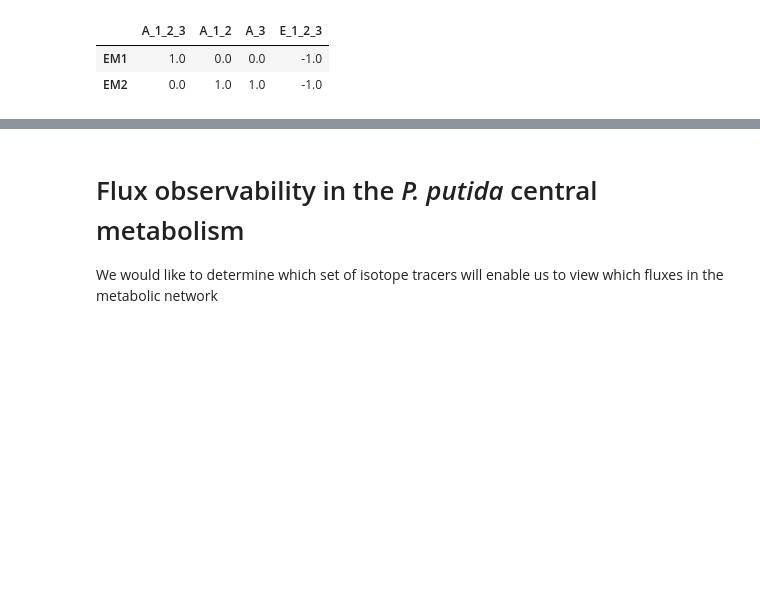
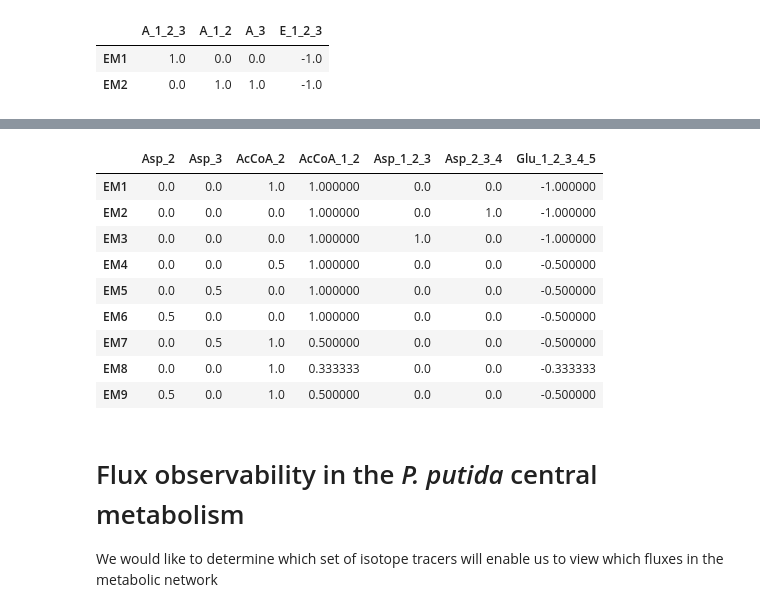
Before and after one commit to AgileBioFoundry/EMSL-Summer-School-2021-fluxomics, a Jupyter notebook: flux observability analysis.ipynb, the cells around one changed output, grey strips where cells are left out. Saved outputs shown, nothing was run; the diff lists cells and outputs as text; code cells hidden in the pictures; blank space fills up the shorter version.

Commit message:
Added Figure 7 and Figure 12 emu networks and it appears that I have a correct constructive method to compute the EMU basis vectors

```diff
--- a/flux observability analysis.ipynb
+++ b/flux observability analysis.ipynb
@@ -33,9 +35,9 @@ def get_nullspace_rref( df ):
     nullspace = get_nullspace( df )
     rref, pivot_vars = sympy.Matrix(nullspace.values).rref()
     return pd.DataFrame(np.array(rref.tolist(), dtype=float),
-                columns=df.columns, index=df.index), [columns.get_loc(v) for v in pivot_vars]
+                index= rxns), [df.columns[v] for v in pivot_vars]
 
-emu_network = Model('combined_EMU_model')
+emu_network = Model('figure3_combined_EMU_network')
 A_1_2_3 = Metabolite('A_1_2_3')
 A_1_2 = Metabolite('A_1_2')
 A_3 = Metabolite('A_3')
@@ -65,7 +67,6 @@ emu_network.reactions.R7.build_reaction_from_string('--> A_1_2')
 emu_network.reactions.R8.build_reaction_from_string('--> A_3')
 emu_network.reactions.R9.build_reaction_from_string('E_1_2_3 -->')
 
-emu_network.
 S = get_stoichiometric_matrix( emu_network )
 rxns, mets = S.columns, S.index
 external_mets = ['A_1_2_3', 'A_1_2' ,'A_3', 'E_1_2_3']
@@ -125,3 +211,89 @@ pd.DataFrame(np.array(rref.tolist(), dtype=float), index=rxns)
+# %%
+import pandas as pd
+import numpy as np
+import scipy, sympy
+from cobra import Metabolite, Reaction, Model
+import cobra
+
+
+
+emu_network = Model('figure12_combined_EMU_network')
+Asp_2 = Metabolite('Asp_2')
+Asp_3 = Metabolite('Asp_3')
+Asp_2_3 = Metabolite('Asp_2_3')
+Asp_2_3_4 = Metabolite('Asp_2_3_4')
+Asp_1_2_3 = Metabolite('Asp_1_2_3')
+AcCoA_2 = Metabolite('AcCoA_2')
+AcCoA_1_2 = Metabolite('AcCoA_1_2')
+OAC_2 = Metabolite('OAC_2')
+OAC_2_3_4 = Metabolite('OAC_2_3_4')
+OAC_2_3 = Metabolite('OAC_2_3')
+Glu_1_2_3_4_5 = Metabolite('Glu_1_2_3_4_5')
+
+R1 = Reaction('R1')
+R2 = Reaction('R2')
+R3 = Reaction('R3')
+R4 = Reaction('R4')
+R5 = Reaction('R5')
+R6 = Reaction('R6')
+R7 = Reaction('R7')
+R8 = Reaction('R8')
+R9 = Reaction('R9')
+R10 = Reaction('R10')
+R11 = Reaction('R11')
+R12 = Reaction('R12')
+R13 = Reaction('R13')
+R14 = Reaction('R14')
+R15 = Reaction('R15')
+R16 = Reaction('R16')
+R17 = Reaction('R17')
+R18 = Reaction('R18')
+
+emu_network.add_metabolites(
+    [Asp_2, Asp_3, Asp_2_3, Asp_2_3_4, Asp_1_2_3,
+     AcCoA_2,AcCoA_1_2,
+     OAC_2, OAC_2_3, OAC_2_3_4,
+     Glu_1_2_3_4_5])
+
+emu_network.add_reactions([R1, R2, R3, R4, R5, R6, R7,R8, R9, R10, R11, R12, R13, R14, R15, R16, R17, R18])
+
+emu_network.reactions.R1.build_reaction_from_string('--> Asp_2')
+emu_network.reactions.R2.build_reaction_from_string('--> Asp_3')
+emu_network.reactions.R3.build_reaction_from_string('--> Asp_2_3')
+emu_network.reactions.R4.build_reaction_from_string('--> Asp_2_3_4')
+emu_network.reactions.R5.build_reaction_from_string('--> Asp_1_2_3')
+emu_network.reactions.R6.build_reaction_from_string('--> AcCoA_2')
+emu_network.reactions.R7.build_reaction_from_string('--> AcCoA_1_2')
+emu_network.reactions.R8.build_reaction_from_string('Asp_2 --> OAC_2')
+emu_network.reactions.R9.build_reaction_from_string('Asp_3 --> OAC_2')
+emu_network.reactions.R10.build_reaction_from_string('AcCoA_2 --> OAC_2')
+emu_network.reactions.R11.build_reaction_from_string('AcCoA_2 + OAC_2 --> OAC_2_3')
+emu_network.reactions.R12.build_reaction_from_string('AcCoA_2 + OAC_2_3 --> OAC_2_3_4')
+emu_network.reactions.R13.build_reaction_from_string('Asp_2_3 --> OAC_2_3')
+emu_network.reactions.R14.build_reaction_from_string('Asp_2_3_4 --> OAC_2_3_4')
+emu_network.reactions.R15.build_reaction_from_string('Asp_1_2_3 --> OAC_2_3_4')
+emu_network.reactions.R16.build_reaction_from_string('OAC_2 + AcCoA_1_2 --> OAC_2_3_4')
+
+emu_network.reactions.R17.build_reaction_from_string('OAC_2_3_4 + AcCoA_1_2 --> Glu_1_2_3_4_5')
+emu_network.reactions.R18.build_reaction_from_string('Glu_1_2_3_4_5 -->')
+
+S = get_stoichiometric_matrix( emu_network )
+rxns, mets = S.columns, S.index
+external_mets = [ 'Asp_2','Asp_3', 'AcCoA_2', 'AcCoA_1_2', 'Asp_1_2_3', 'Asp_2_3_4', 'Glu_1_2_3_4_5']
+external_rxns = ['R1', 'R2', 'R3', 'R4', 'R5', 'R6','R7', 'R18']
+
+EMU_basis_vectors( emu_network, external_rxns, external_mets)
+# %% [output]
+|  | Asp_2 | Asp_3 | AcCoA_2 | AcCoA_1_2 | Asp_1_2_3 | Asp_2_3_4 | Glu_1_2_3_4_5 |
+| EM1 | 0.0 | 0.0 | 1.0 | 1.000000 | 0.0 | 0.0 | -1.000000 |
+| EM2 | 0.0 | 0.0 | 0.0 | 1.000000 | 0.0 | 1.0 | -1.000000 |
+| EM3 | 0.0 | 0.0 | 0.0 | 1.000000 | 1.0 | 0.0 | -1.000000 |
+| EM4 | 0.0 | 0.0 | 0.5 | 1.000000 | 0.0 | 0.0 | -0.500000 |
+| EM5 | 0.0 | 0.5 | 0.0 | 1.000000 | 0.0 | 0.0 | -0.500000 |
+| EM6 | 0.5 | 0.0 | 0.0 | 1.000000 | 0.0 | 0.0 | -0.500000 |
+| EM7 | 0.0 | 0.5 | 1.0 | 0.500000 | 0.0 | 0.0 | -0.500000 |
+| EM8 | 0.0 | 0.0 | 1.0 | 0.333333 | 0.0 | 0.0 | -0.333333 |
+| EM9 | 0.5 | 0.0 | 1.0 | 0.500000 | 0.0 | 0.0 | -0.500000 |
 # %% [markdown]
 # Flux observability in the *P. putida* central metabolism
 
```
Also changed, not shown: parts of 8 cells of this notebook.
